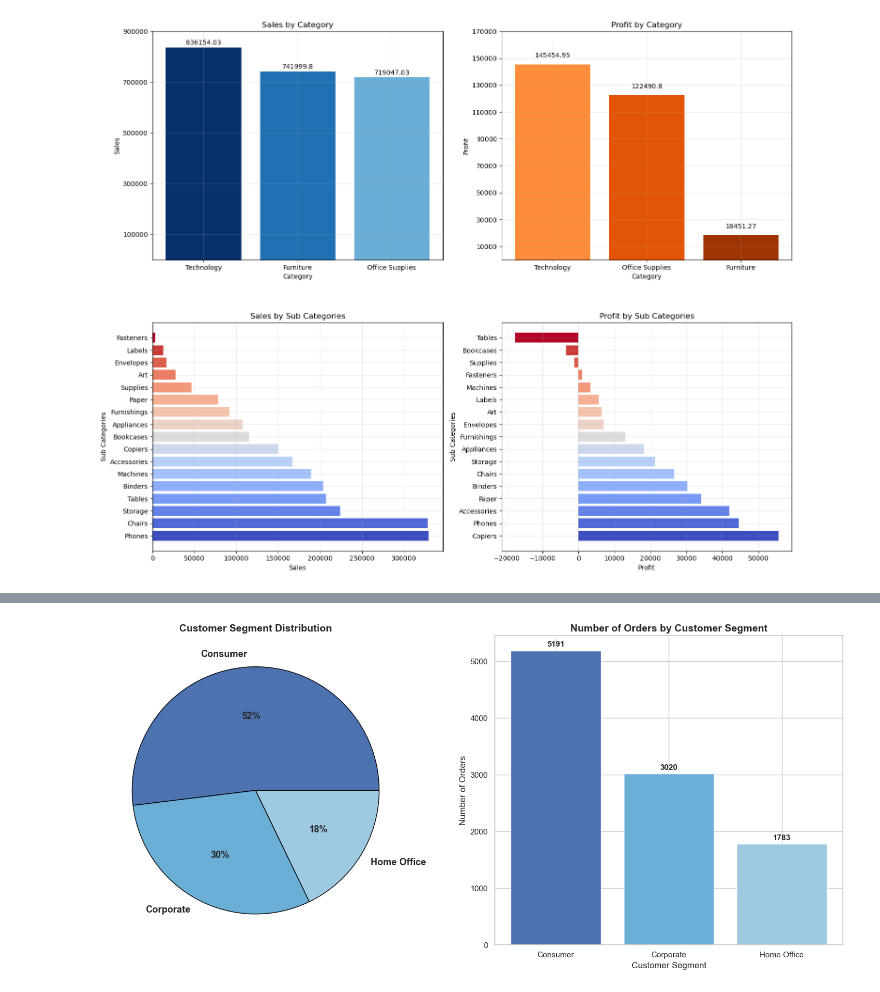
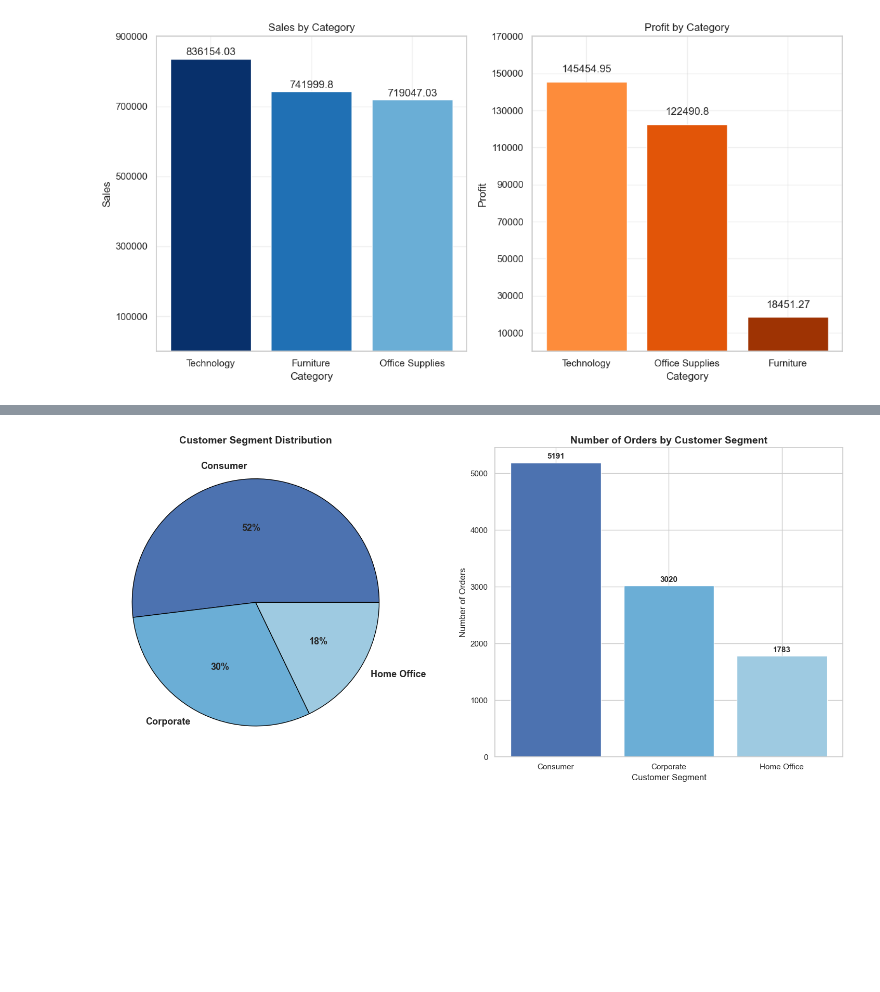
Before and after one commit to rBrijesh5/Superstore-Sales-Analytics, a Jupyter notebook: notebooks/analysis.ipynb, the cells around one changed output, grey strips where cells are left out. Saved outputs shown, nothing was run; the diff lists cells and outputs as text; code cells hidden in the pictures; blank space fills up the shorter version.

Commit message:
Added graphs

```diff
--- a/notebooks/analysis.ipynb
+++ b/notebooks/analysis.ipynb
@@ -13,117 +13,76 @@ data = pd.read_csv('../data/Superstore.csv')
 #print(data.duplicated().sum())
 # %%
 # Analysis 1
+# Sales and Profit by Category
+
+sales_data = data.groupby("Category")['Sales'].sum().sort_values(ascending=False)
+profit_data = data.groupby('Category')['Profit'].sum().sort_values(ascending=False)
+
+colors1 = plt.cm.Blues(np.linspace(1, 0.5, len(sales_data)))
+colors2 = plt.cm.Oranges(np.linspace(0.5, 0.9, len(profit_data)))
+
+# Modern Matplotlib - oop
+fig, axes = plt.subplots(1,2, figsize=(12,6))
 
 # Sales by Category
 
-sales_data = data.groupby("Category")['Sales'].sum().sort_values(ascending=False)
-profit_data = data.groupby('Category')['Profit'].sum().sort_values(ascending=False)
-sales_subcat_data = data.groupby('Sub-Category')['Sales'].sum().sort_values(ascending=False)
-profit_subcat_data = data.groupby('Sub-Category')['Profit'].sum().sort_values(ascending=False)
-
-colors1 = plt.cm.Blues(np.linspace(1, 0.5, len(sales_data)))
-colors2 = plt.cm.Oranges(np.linspace(0.5, 0.9, len(profit_data)))
-colors3 = plt.cm.coolwarm(np.linspace(0, 1, len(sales_subcat_data)))
-colors4 = plt.cm.coolwarm(np.linspace(0, 1, len(profit_subcat_data)))
-
-# Modern Matplotlib - oop
-fig, axes = plt.subplots(2,2, figsize=(15,12))
-
-axes[0][0].bar(sales_data.index,sales_data,color=colors1)
-axes[0][0].set_title('Sales by Category')
-axes[0][0].set_xlabel('Category')
-axes[0][0].set_ylabel('Sales')
-axes[0][0].set_yticks(range(100000, int(max(sales_data)) + 100000, 200000))
-axes[0][0].grid(alpha=0.3)
+axes[0].bar(sales_data.index,sales_data,color=colors1)
+axes[0].set_title('Sales by Category')
+axes[0].set_xlabel('Category')
+axes[0].set_ylabel('Sales')
+axes[0].set_yticks(range(100000, int(max(sales_data)) + 100000, 200000))
+axes[0].grid(alpha=0.3)
 
 for i in range(len(sales_data.index)):
-    axes[0][0].text(sales_data.index[i],
+    axes[0].text(sales_data.index[i],
                  sales_data.iloc[i]+10000,
                  round(sales_data.iloc[i],2),
             ha='center')
 
 # Profit by Category
 
-axes[0][1].bar(profit_data.index,profit_data,color=colors2)
-axes[0][1].set_title("Profit by Category")
-axes[0][1].set_xlabel("Category")
-axes[0][1].set_ylabel("Profit")
-axes[0][1].set_yticks(range(10000, int(max(profit_data)) + 30000, 20000))
-axes[0][1].grid(alpha=0.3)
+axes[1].bar(profit_data.index,profit_data,color=colors2)
+axes[1].set_title("Profit by Category")
+axes[1].set_xlabel("Category")
+axes[1].set_ylabel("Profit")
+axes[1].set_yticks(range(10000, int(max(profit_data)) + 30000, 20000))
+axes[1].grid(alpha=0.3)
 
 for i in range(len(profit_data)):
-    axes[0][1].text(profit_data.index[i],
+    axes[1].text(profit_data.index[i],
                  profit_data.iloc[i]+5000,
                  round(profit_data.iloc[i],2),
                  ha='center')
-
-# Sales by Sub Categories
-
-axes[1][0].barh(sales_subcat_data.index,sales_subcat_data,color=colors3)
-axes[1][0].set_title('Sales by Sub Categories')
-axes[1][0].set_xlabel('Sales')
-axes[1][0].set_ylabel('Sub Categories')
-axes[1][0].grid(alpha=0.3)
-
-# Profit by Sub Categories
-
-axes[1][1].barh(profit_subcat_data.index,profit_subcat_data,color=colors4)
-axes[1][1].set_title('Profit by Sub Categories')
-axes[1][1].set_xlabel('Profit')
-axes[1][1].set_ylabel('Sub Categories')
-axes[1][1].grid(alpha=0.3)
 
 fig.tight_layout(h_pad=5) # space between graphs
 #plt.subplots_adjust(hspace=0.5)  # space between graphs
 
 plt.savefig('../images/sales_&_profit_by_category.png', bbox_inches="tight")
 plt.show()
 
 print("""
 1. Sales by Category
 
 Observation:
 - Technology leads in sales.
 - Office Supplies records the lowest sales.
 
 Insight:
 - Technology is the company's strongest revenue driver.
 """)
 
 print("""
 2. Profit by Category
 
 Observation:
 - Technology earns the highest profit.
 - Furniture has weaker profit performance.
 
 Insight:
 - Higher sales do not always result in higher profit.
 """)
-
-print("""
-3. Sales by Sub Categories
-
-Observation:
-- Sales are concentrated in a few sub-categories.
-- Several sub-categories contribute minimally.
-
-Insight:
-- Revenue depends heavily on a limited product range.
-""")
-
-print("""
-4. Profit by Sub Categories
-
-Observation:
-- Profit varies significantly across sub-categories.
-- Some products sell well but earn less profit.
-
-Insight:
-- Profitability should drive product decisions.
-""")
 # %% [output]
-[figure, old version]
+[figure, new version]
 1. Sales by Category
 
 Observation:
```
Also changed, not shown: parts of 14 cells of this notebook, 9 other files.
